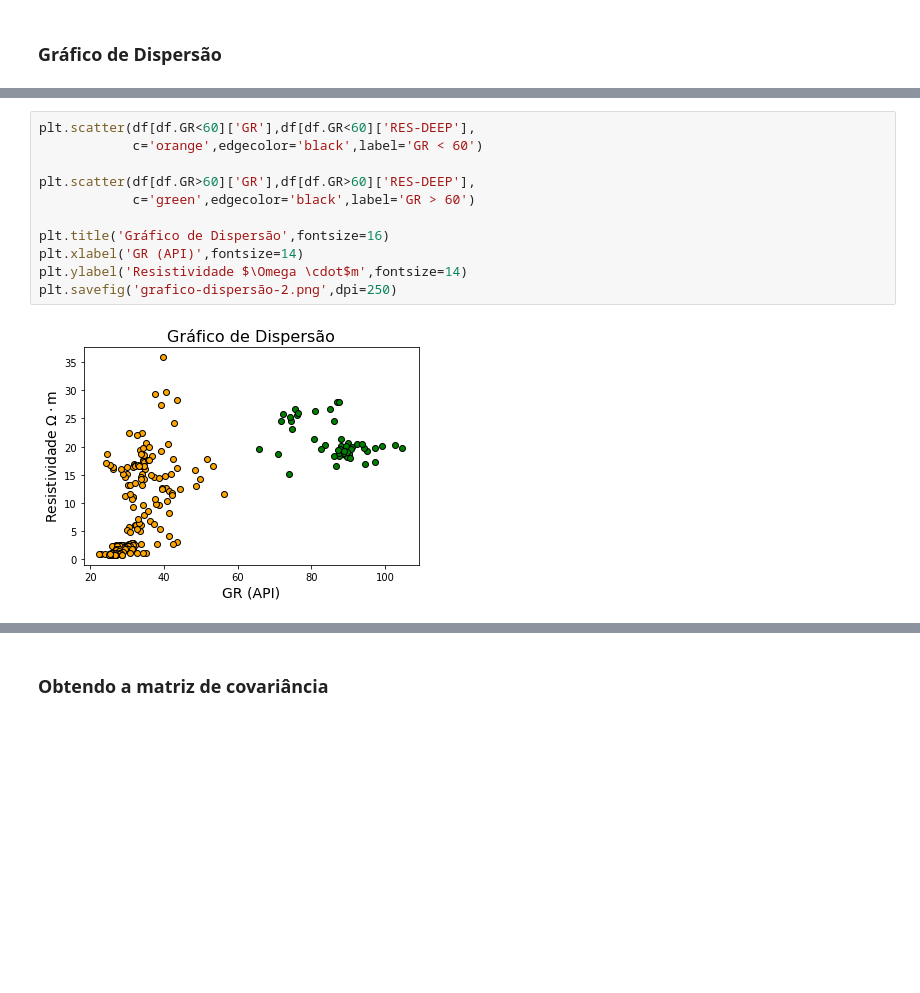
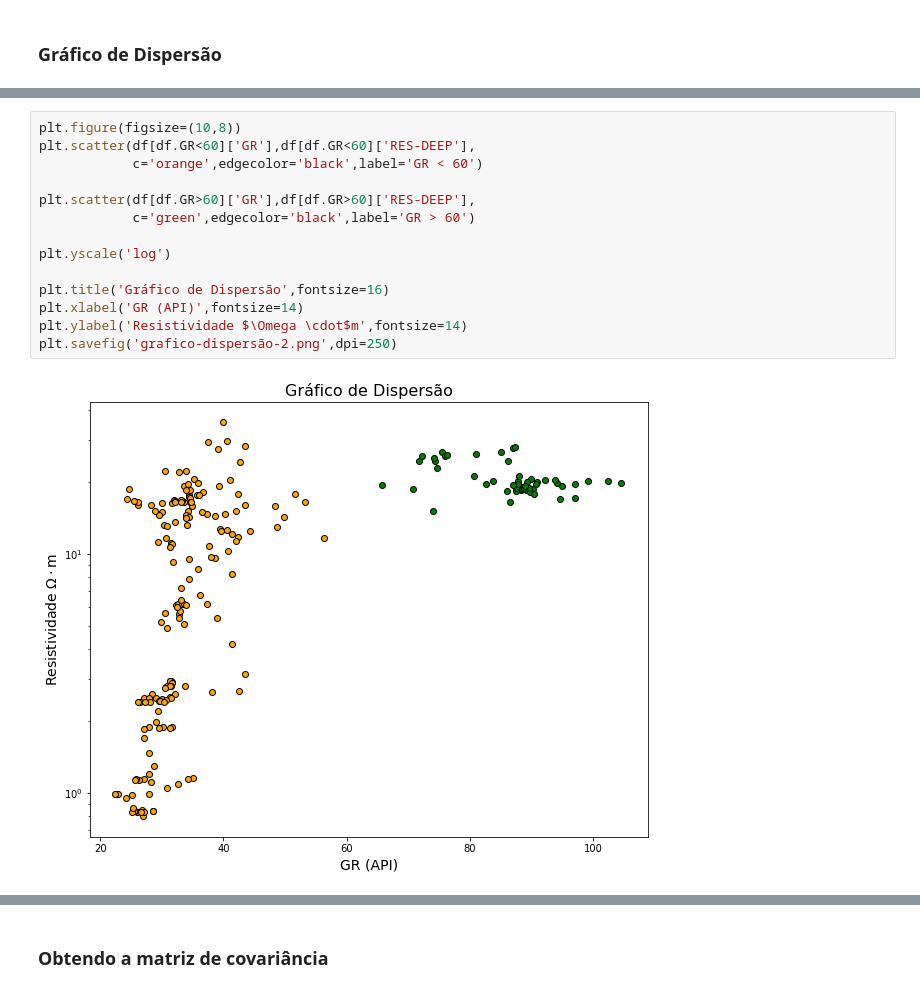
Before and after one commit to alexleogc/GEOD67_topicos_de_IA_2020, a Jupyter notebook: Análise de Dados (Revisão)/Análise_dataset_sandstone.ipynb, the cells around one changed output, grey strips where cells are left out. Drawn from its saved outputs; the diff is of its cells as text; blank space fills up the shorter version.

```diff
--- a/Análise de Dados (Revisão)/Análise_dataset_sandstone.ipynb
+++ b/Análise de Dados (Revisão)/Análise_dataset_sandstone.ipynb
@@ -85,14 +94,17 @@ plt.savefig('grafico-dispersão.png',dpi=250)
 # %%
+plt.figure(figsize=(10,8))
 plt.scatter(df[df.GR<60]['GR'],df[df.GR<60]['RES-DEEP'],
             c='orange',edgecolor='black',label='GR < 60')
 
 plt.scatter(df[df.GR>60]['GR'],df[df.GR>60]['RES-DEEP'],
             c='green',edgecolor='black',label='GR > 60')
 
+plt.yscale('log')
+
 plt.title('Gráfico de Dispersão',fontsize=16)
 plt.xlabel('GR (API)',fontsize=14)
 plt.ylabel('Resistividade $\Omega \cdot$m',fontsize=14)
 plt.savefig('grafico-dispersão-2.png',dpi=250)
 # %% [output]
-[figure, old version]
+[figure, new version]
 # %%
```
Also changed, not shown: parts of 10 cells of this notebook.
